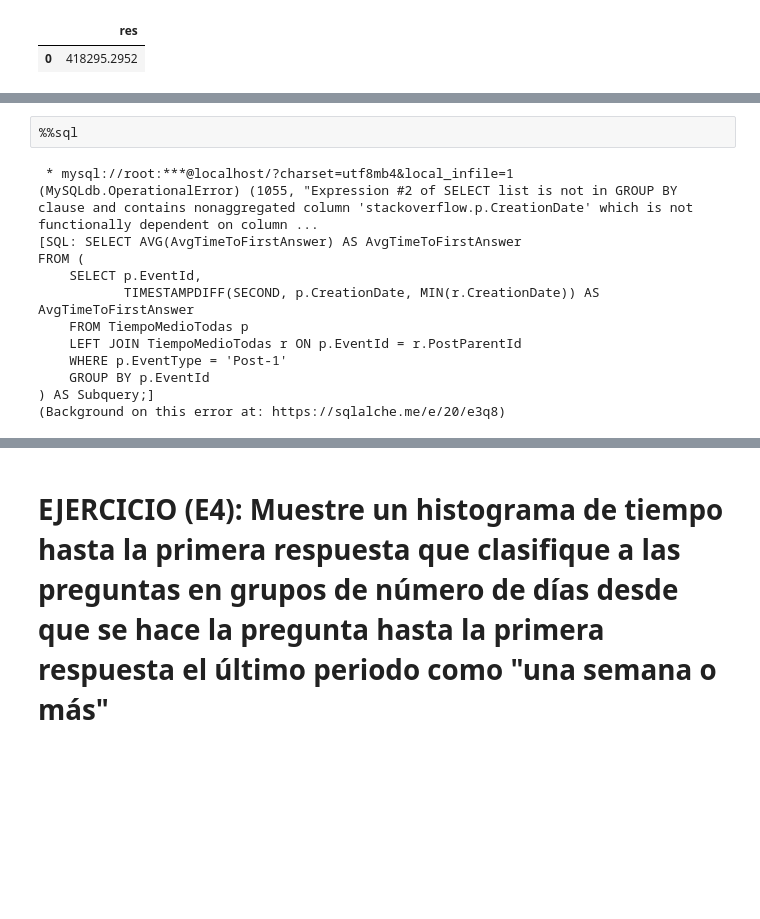
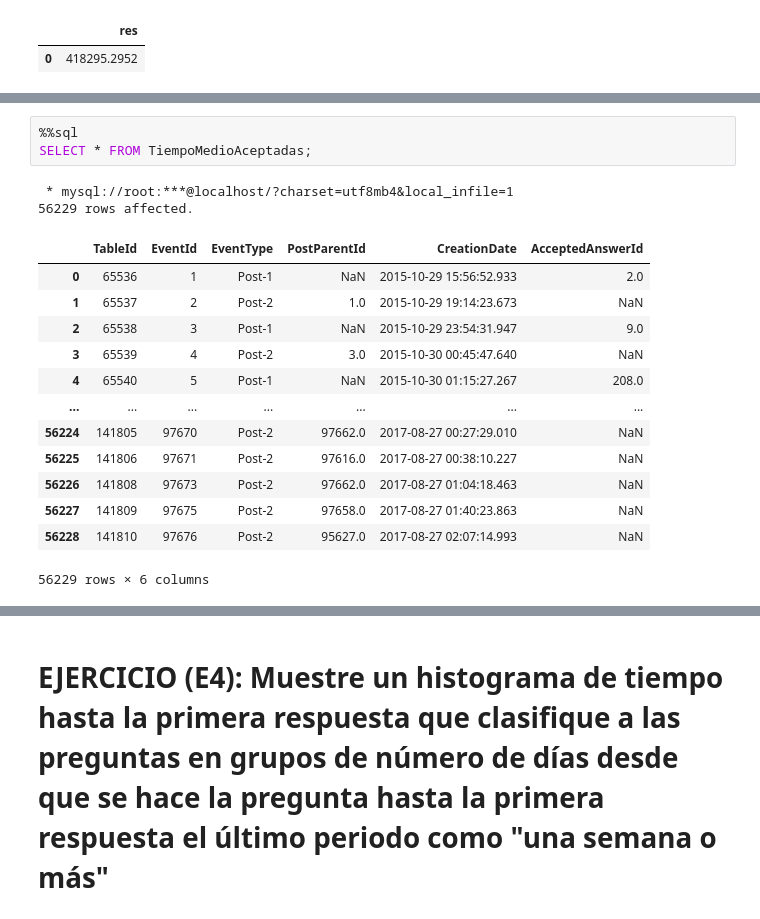
Before and after one commit to alvumu/BDGE, a Jupyter notebook: sql/sesion2.ipynb, the cells around one changed output, grey strips where cells are left out. Cells and saved outputs as stored; diff of their text form; blank space fills up the shorter version.

```diff
--- a/sql/sesion2.ipynb
+++ b/sql/sesion2.ipynb
@@ -935,15 +948,19 @@ FROM tablaaux;
 # %%
 %%sql
+SELECT * FROM TiempoMedioAceptadas;
 # %% [output]
  * mysql://root:***@localhost/?charset=utf8mb4&local_infile=1
-(MySQLdb.OperationalError) (1055, "Expression #2 of SELECT list is not in GROUP BY clause and contains nonaggregated column 'stackoverflow.p.CreationDate' which is not functionally dependent on column ...
-[SQL: SELECT AVG(AvgTimeToFirstAnswer) AS AvgTimeToFirstAnswer
-FROM (
-    SELECT p.EventId,
-           TIMESTAMPDIFF(SECOND, p.CreationDate, MIN(r.CreationDate)) AS AvgTimeToFirstAnswer
-    FROM TiempoMedioTodas p
-    LEFT JOIN TiempoMedioTodas r ON p.EventId = r.PostParentId
-    WHERE p.EventType = 'Post-1'
-    GROUP BY p.EventId
-) AS Subquery;]
-(Background on this error at: https://sqlalche.me/e/20/e3q8)
+56229 rows affected.
+|  | TableId | EventId | EventType | PostParentId | CreationDate | AcceptedAnswerId |
+| 0 | 65536 | 1 | Post-1 | NaN | 2015-10-29 15:56:52.933 | 2.0 |
+| 1 | 65537 | 2 | Post-2 | 1.0 | 2015-10-29 19:14:23.673 | NaN |
+| 2 | 65538 | 3 | Post-1 | NaN | 2015-10-29 23:54:31.947 | 9.0 |
+| 3 | 65539 | 4 | Post-2 | 3.0 | 2015-10-30 00:45:47.640 | NaN |
+| 4 | 65540 | 5 | Post-1 | NaN | 2015-10-30 01:15:27.267 | 208.0 |
+| ... | ... | ... | ... | ... | ... | ... |
+| 56224 | 141805 | 97670 | Post-2 | 97662.0 | 2017-08-27 00:27:29.010 | NaN |
+| 56225 | 141806 | 97671 | Post-2 | 97616.0 | 2017-08-27 00:38:10.227 | NaN |
+| 56226 | 141808 | 97673 | Post-2 | 97662.0 | 2017-08-27 01:04:18.463 | NaN |
+| 56227 | 141809 | 97675 | Post-2 | 97658.0 | 2017-08-27 01:40:23.863 | NaN |
+| 56228 | 141810 | 97676 | Post-2 | 95627.0 | 2017-08-27 02:07:14.993 | NaN |
+56229 rows × 6 columns
```
Also changed, not shown: parts of 5 cells of this notebook.
